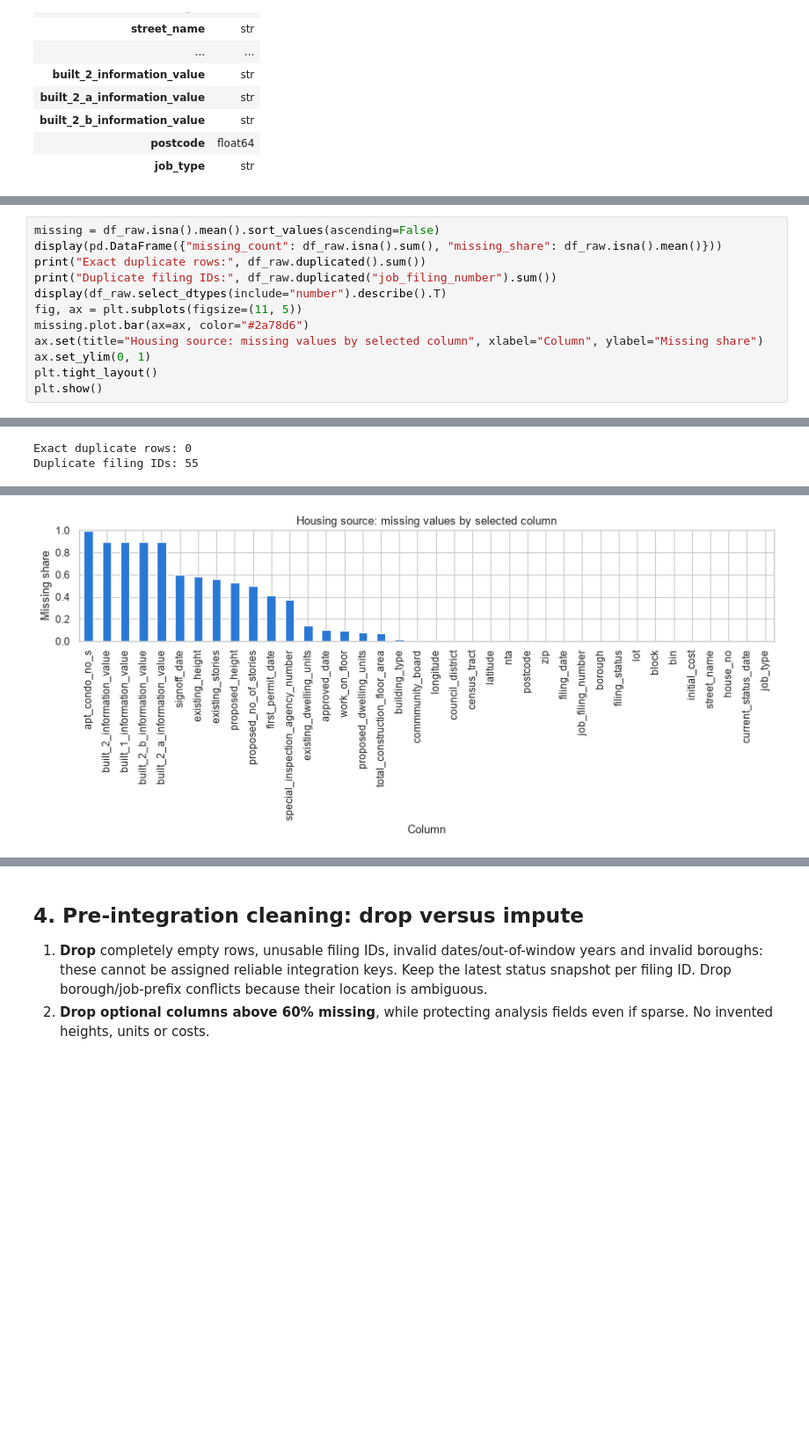
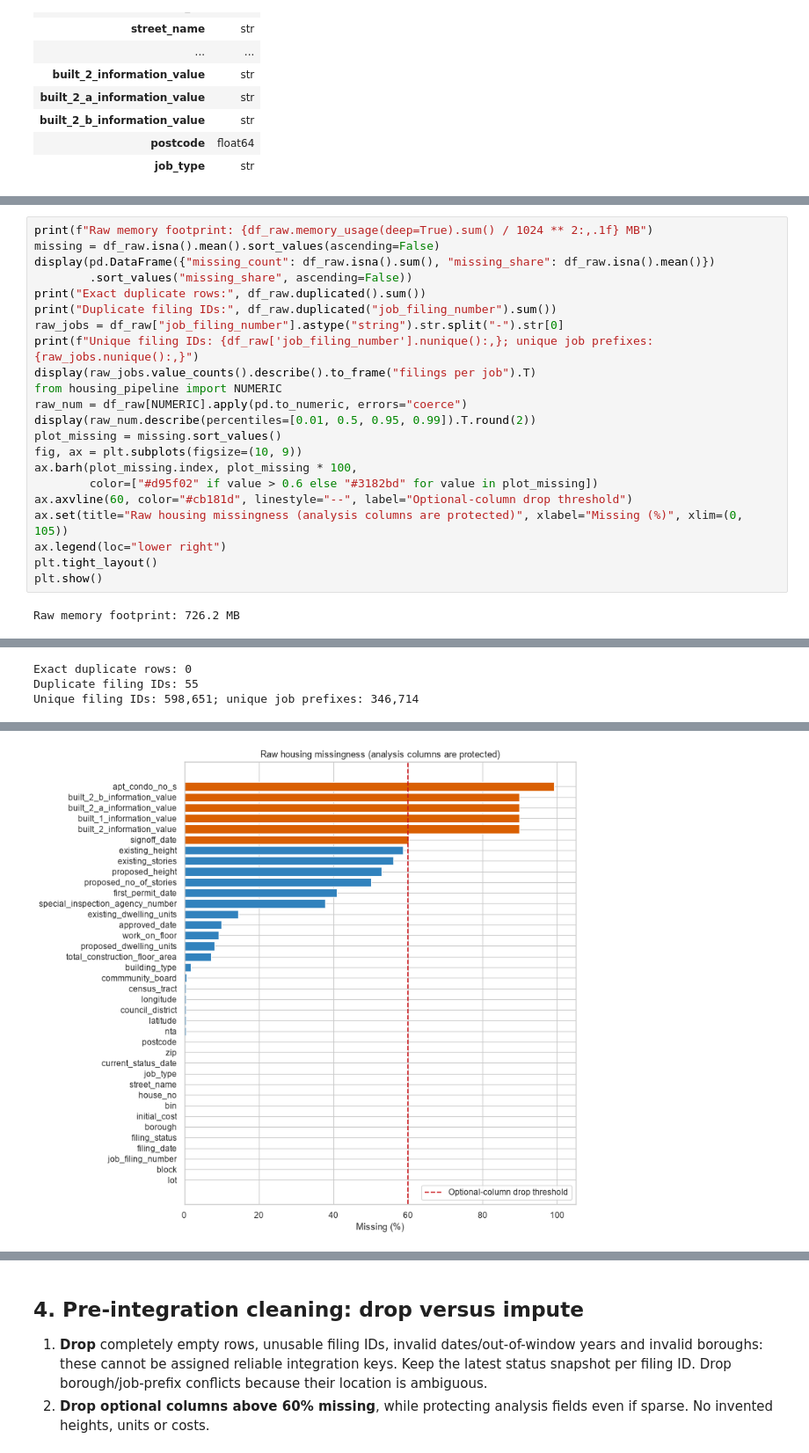
Before and after one commit to mariammashoud/nyc-housing-transport, a Jupyter notebook: notebooks/Member1_Housing.ipynb, the cells around one changed output, grey strips where cells are left out. Shown at 88% size. Saved outputs shown, nothing was run; the diff lists cells and outputs as text; blank space fills up the shorter version.

Commit message:
Enhance Member 1 EDA while preserving housing exports
Co-authored-by: Copilot <223556219+Copilot@users.noreply.github.com>

```diff
--- a/notebooks/Member1_Housing.ipynb
+++ b/notebooks/Member1_Housing.ipynb
@@ -77,14 +81,25 @@ Inspect the observed data rather than copying percentages from an older sample.
 # %%
+print(f"Raw memory footprint: {df_raw.memory_usage(deep=True).sum() / 1024 ** 2:,.1f} MB")
 missing = df_raw.isna().mean().sort_values(ascending=False)
-display(pd.DataFrame({"missing_count": df_raw.isna().sum(), "missing_share": df_raw.isna().mean()}))
+display(pd.DataFrame({"missing_count": df_raw.isna().sum(), "missing_share": df_raw.isna().mean()})
+        .sort_values("missing_share", ascending=False))
 print("Exact duplicate rows:", df_raw.duplicated().sum())
 print("Duplicate filing IDs:", df_raw.duplicated("job_filing_number").sum())
-display(df_raw.select_dtypes(include="number").describe().T)
-fig, ax = plt.subplots(figsize=(11, 5))
-missing.plot.bar(ax=ax, color="#2a78d6")
-ax.set(title="Housing source: missing values by selected column", xlabel="Column", ylabel="Missing share")
-ax.set_ylim(0, 1)
+raw_jobs = df_raw["job_filing_number"].astype("string").str.split("-").str[0]
+print(f"Unique filing IDs: {df_raw['job_filing_number'].nunique():,}; unique job prefixes: {raw_jobs.nunique():,}")
+display(raw_jobs.value_counts().describe().to_frame("filings per job").T)
+from housing_pipeline import NUMERIC
+raw_num = df_raw[NUMERIC].apply(pd.to_numeric, errors="coerce")
+display(raw_num.describe(percentiles=[0.01, 0.5, 0.95, 0.99]).T.round(2))
+plot_missing = missing.sort_values()
+fig, ax = plt.subplots(figsize=(10, 9))
+ax.barh(plot_missing.index, plot_missing * 100,
+        color=["#d95f02" if value > 0.6 else "#3182bd" for value in plot_missing])
+ax.axvline(60, color="#cb181d", linestyle="--", label="Optional-column drop threshold")
+ax.set(title="Raw housing missingness (analysis columns are protected)", xlabel="Missing (%)", xlim=(0, 105))
+ax.legend(loc="lower right")
 plt.tight_layout()
 plt.show()
 # %% [output]
+Raw memory footprint: 726.2 MB
 |  | missing_count | missing_share |
@@ -106,4 +121,5 @@ plt.show()
 | job_type | 0 | 0.000000 |
-Exact duplicate rows: 0
-Duplicate filing IDs: 55
+Exact duplicate rows: 0
+Duplicate filing IDs: 55
+Unique filing IDs: 598,651; unique job prefixes: 346,714
 |  | count | mean | std | min | 25% | 50% | 75% | max |
@@ -127 +138 @@ Duplicate filing IDs: 55
-[figure, old version]
+[figure, new version]
```
Also changed, not shown: parts of 20 cells of this notebook, 6 other files.
